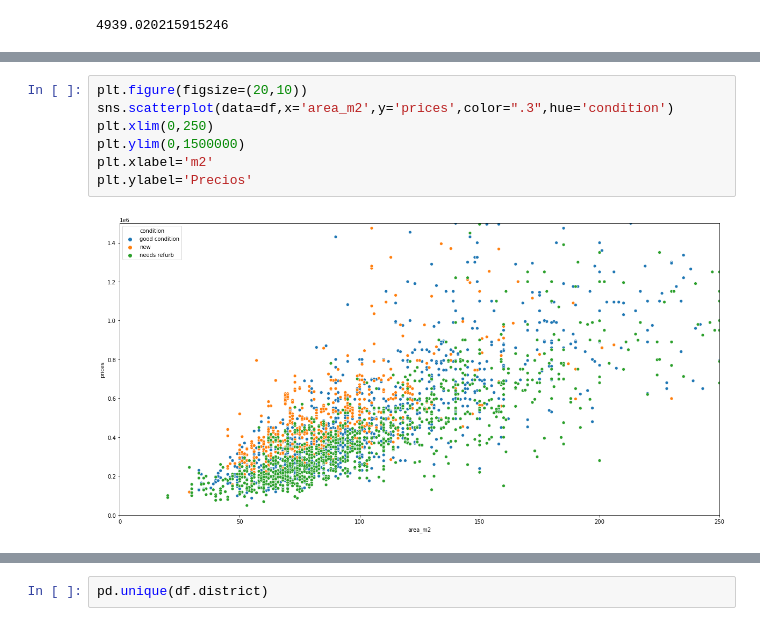
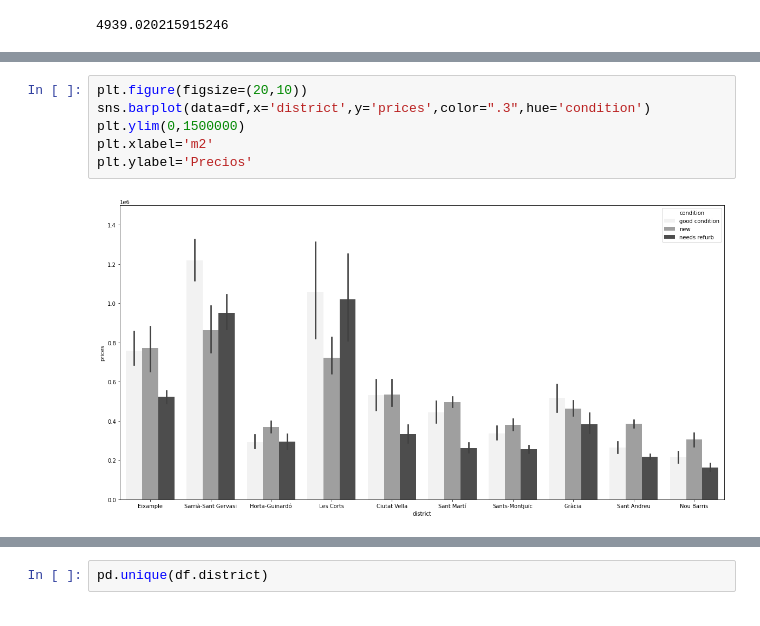
Before and after one commit to Fio-Deca/Vivienda_BCN, a Jupyter notebook: Casa_Barcelona_Estimacion.ipynb, the cells around one changed output, grey strips where cells are left out. Drawn from its saved outputs; the diff is of its cells as text.

```diff
--- a/Casa_Barcelona_Estimacion.ipynb
+++ b/Casa_Barcelona_Estimacion.ipynb
@@ -72,9 +87,8 @@ precio_medio
 # %%
 plt.figure(figsize=(20,10))
-sns.scatterplot(data=df,x='area_m2',y='prices',color=".3",hue='condition')
-plt.xlim(0,250)
+sns.barplot(data=df,x='district',y='prices',color=".3",hue='condition')
 plt.ylim(0,1500000)
 plt.xlabel='m2'
 plt.ylabel='Precios'
 # %% [output]
-[figure, old version]
+[figure, new version]
```
Also changed, not shown: parts of 11 cells of this notebook.
